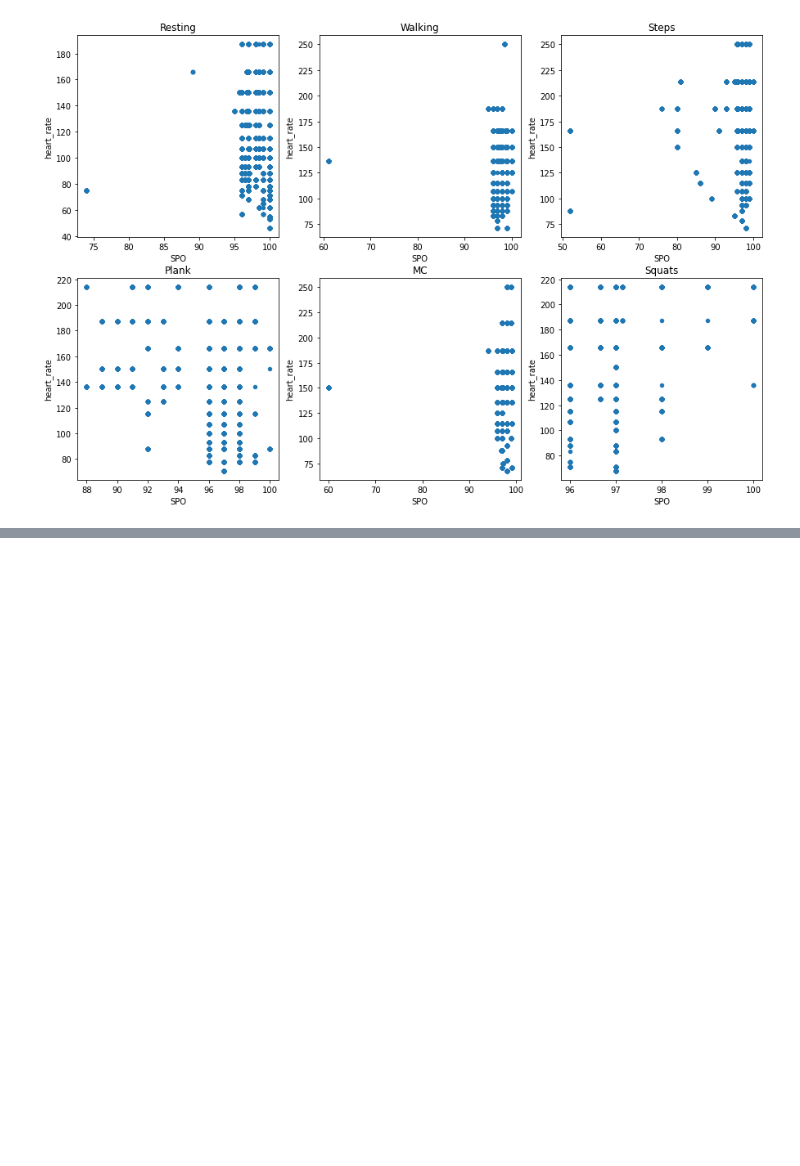
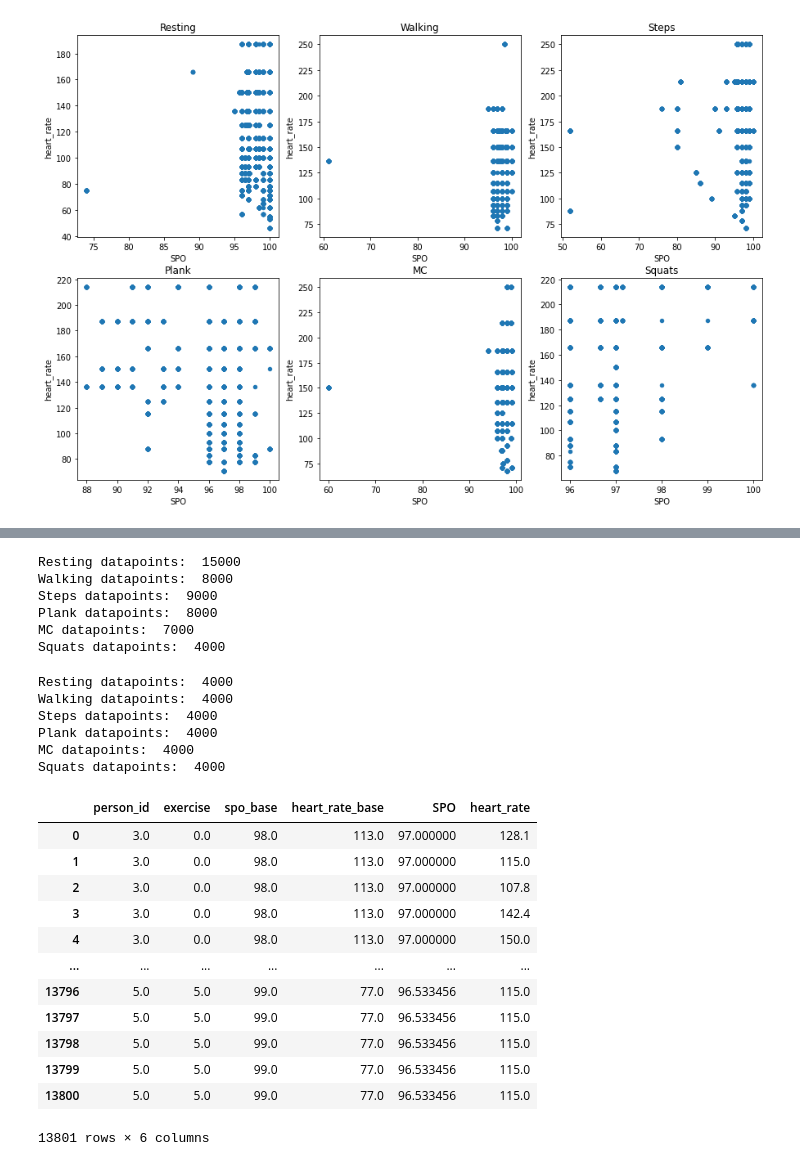
Before and after one commit to rushanmukherjee/Vitals-Classification-Data-Preparation, a Jupyter notebook: create_dataset/DS_data_group_18.ipynb, the cells around one changed output, grey strips where cells are left out. Saved outputs shown, nothing was run; the diff lists cells and outputs as text; code cells hidden in the pictures; blank space fills up the shorter version.

```diff
--- a/create_dataset/DS_data_group_18.ipynb
+++ b/create_dataset/DS_data_group_18.ipynb
@@ -210,0 +340,14 @@ sub_plots(data_set_v_0, data_set_v_1, data_set_v_2, data_set_v_3, data_set_v_4,
+# %%
+print("Resting datapoints: ", len(data_set_v_0))
+print("Walking datapoints: ", len(data_set_v_1))
+print("Steps datapoints: ", len(data_set_v_2))
+print("Plank datapoints: ", len(data_set_v_3))
+print("MC datapoints: ", len(data_set_v_4))
+print("Squats datapoints: ", len(data_set_v_5))
+# %% [output]
+Resting datapoints:  15000
+Walking datapoints:  8000
+Steps datapoints:  9000
+Plank datapoints:  8000
+MC datapoints:  7000
+Squats datapoints:  4000
@@ -210,0 +363,14 @@ sub_plots(data_set_v_0, data_set_v_1, data_set_v_2, data_set_v_3, data_set_v_4,
+# %%
+print("Resting datapoints: ", len(bal_set_v_0))
+print("Walking datapoints: ", len(bal_set_v_1))
+print("Steps datapoints: ", len(bal_set_v_2))
+print("Plank datapoints: ", len(bal_set_v_3))
+print("MC datapoints: ", len(bal_set_v_4))
+print("Squats datapoints: ", len(bal_set_v_5))
+# %% [output]
+Resting datapoints:  4000
+Walking datapoints:  4000
+Steps datapoints:  4000
+Plank datapoints:  4000
+MC datapoints:  4000
+Squats datapoints:  4000
@@ -210,0 +385,19 @@ sub_plots(data_set_v_0, data_set_v_1, data_set_v_2, data_set_v_3, data_set_v_4,
+# %%
+# Join everything in a single dataset
+data_set_group18= []
+data_set_group18 = or_bal_set_v_0.append([or_bal_set_v_1, or_bal_set_v_2, or_bal_set_v_3,or_bal_set_v_4, or_bal_set_v_5]).reset_index(drop=True)
+data_set_group18
+# %% [output]
+|  | person_id | exercise | spo_base | heart_rate_base | SPO | heart_rate |
+| 0 | 3.0 | 0.0 | 98.0 | 113.0 | 97.000000 | 128.1 |
+| 1 | 3.0 | 0.0 | 98.0 | 113.0 | 97.000000 | 115.0 |
+| 2 | 3.0 | 0.0 | 98.0 | 113.0 | 97.000000 | 107.8 |
+| 3 | 3.0 | 0.0 | 98.0 | 113.0 | 97.000000 | 142.4 |
+| 4 | 3.0 | 0.0 | 98.0 | 113.0 | 97.000000 | 150.0 |
+| ... | ... | ... | ... | ... | ... | ... |
+| 13796 | 5.0 | 5.0 | 99.0 | 77.0 | 96.533456 | 115.0 |
+| 13797 | 5.0 | 5.0 | 99.0 | 77.0 | 96.533456 | 115.0 |
+| 13798 | 5.0 | 5.0 | 99.0 | 77.0 | 96.533456 | 115.0 |
+| 13799 | 5.0 | 5.0 | 99.0 | 77.0 | 96.533456 | 115.0 |
+| 13800 | 5.0 | 5.0 | 99.0 | 77.0 | 96.533456 | 115.0 |
+13801 rows × 6 columns
```
Also changed, not shown: parts of 16 cells of this notebook, 1 other file.
